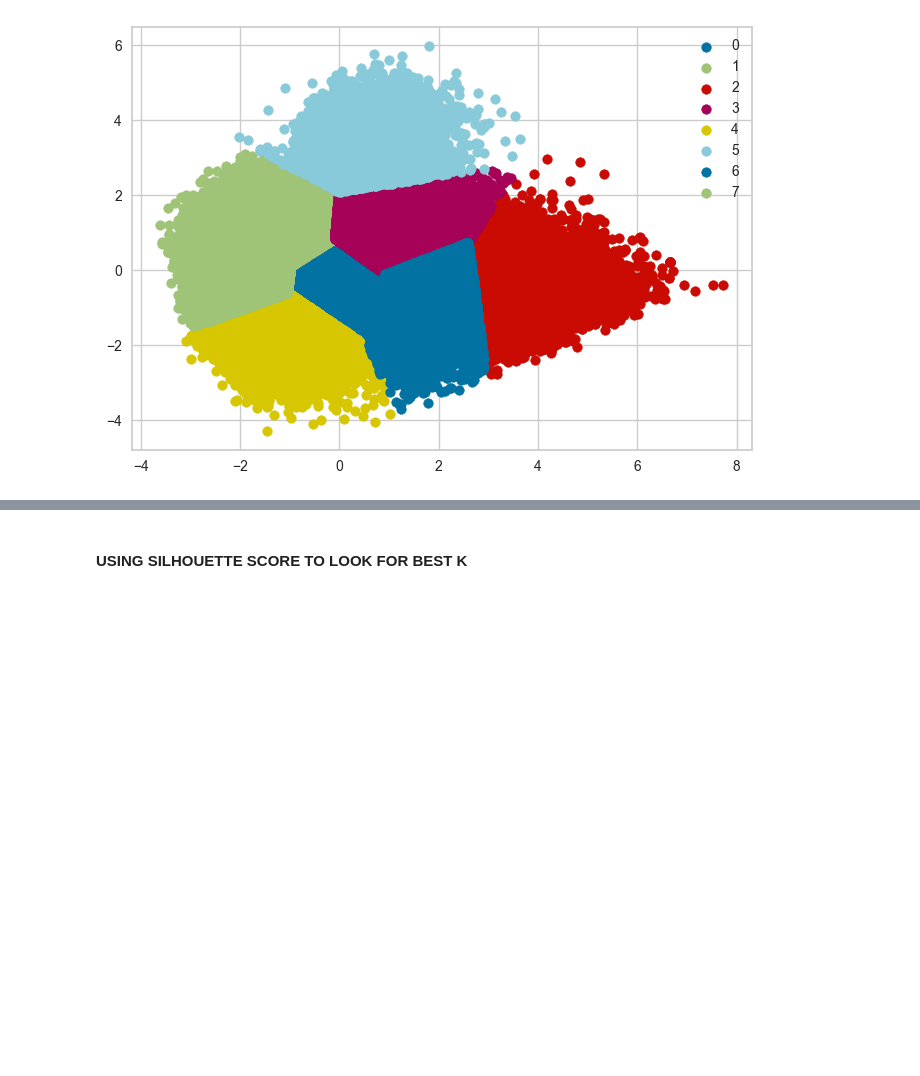
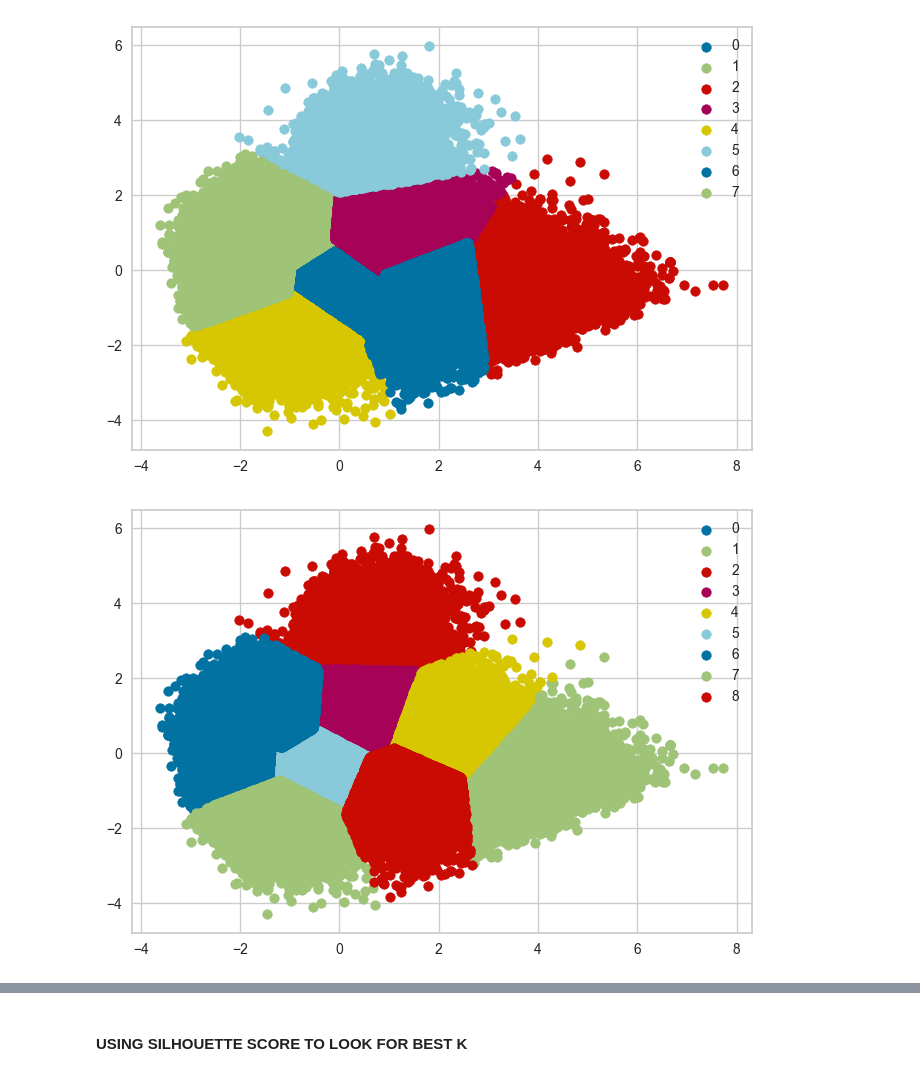
Before and after one commit to rachelleflores-portfolio/clustering_song_recommendation, a Jupyter notebook: unsupervised_clustering.ipynb, the cells around one changed output, grey strips where cells are left out. Saved outputs shown, nothing was run; the diff lists cells and outputs as text; code cells hidden in the pictures; blank space fills up the shorter version.

```diff
--- a/unsupervised_clustering.ipynb
+++ b/unsupervised_clustering.ipynb
@@ -330,6 +330,6 @@ array([[-0.31938605,  0.08663855],
        [-1.92864788,  0.07770241],
        [-2.27481004, -0.80041912]])
 # %%
-kmeans = KMeans(n_clusters=data_k, random_state=1)
+kmeans = KMeans(n_clusters=10, random_state=1)
 kmeans.fit(data_2D)
 # %% [output]
@@ -348,3 +349,13 @@ plt.legend()
 plt.show()
 # %% [output]
 [figure]
+# %%
+# 9 clusters
+labels = np.unique(clusters_data)
+
+for i in labels:
+    plt.scatter(data_2D[clusters_data == i , 0] , data_2D[clusters_data == i , 1] , label = i)
+plt.legend()
+plt.show()
+# %% [output]
+[figure, added]
```
Also changed, not shown: parts of 8 cells of this notebook.
